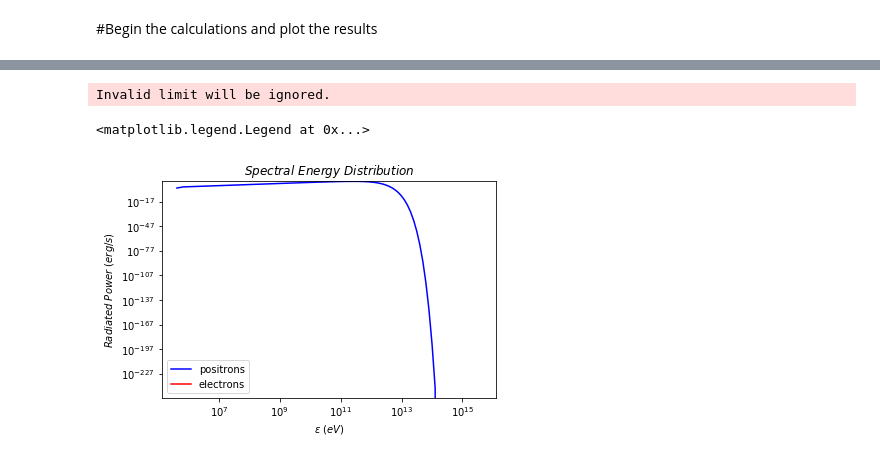
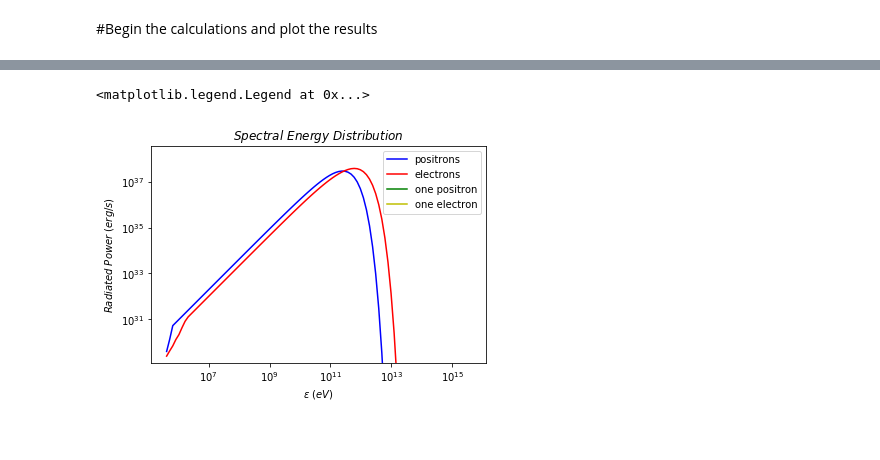
Before and after one commit to PetrosStefanou/ECS_Spectrum, a Jupyter notebook: ECS_spectrum.ipynb, the cells around one changed output, grey strips where cells are left out. Saved outputs shown, nothing was run; the diff lists cells and outputs as text; code cells hidden in the pictures.

Commit message:
change in calculation of particle number

```diff
--- a/ECS_spectrum.ipynb
+++ b/ECS_spectrum.ipynb
@@ -104,6 +109,6 @@ def B_z(X, k = k):
 # %%
 #radial electric field
-def E_r(X, k = k):
+def E_r(X, k = k, B_lc = B_lc):
 
     """
     input: X (radial distance), k (multiplicity)
@@ -113,7 +118,7 @@ def E_r(X, k = k):
                  as given in Contopoulos, Petri, Stefanou 2019
     """
 
-    E_r = -X*B_z(X, k = k)
+    E_r = -X*B_z(X)
 
     return E_r
 # %% [markdown]
@@ -302,11 +361,30 @@ def population_electron(X, k = k, P = Period):
+# %%
+#Define the absolute number of particles inside the interval x+dx
+
+def absolute_number_positron(X, k = k, P = Period, B = B_lc):
+
+    dx = 1/N_position
+
+    N_p = 2*np.pi*r_lc**2/e*(sigma_positron(X) + sigma_separatrix(X))*X*dx
+
+    return N_p
+
+def absolute_number_electron(X, k = k, P = Period, B = B_lc):
+
+    dx = 1/N_position
+
+    N_e = 2*np.pi*r_lc**2/(-e)*sigma_electron(X)*X*dx
+
+    return N_e
 # %%
 positron_number = np.ones(N_position)*un.dimensionless_unscaled
 electron_number = np.ones(N_position)*un.dimensionless_unscaled
 
 for i in range(N_position):
-    electron_number[i] = population_electron(X[i]).decompose()
+    electron_number[i] = absolute_number_electron(X[i]).decompose()
+    positron_number[i] = absolute_number_positron(X[i]).decompose()
     print(i)
-print(electron_number)
+    # print(electron_number)
 # %% [output]
 0
 1
@@ -328,7 +405,0 @@ print(electron_number)
-# %%
-test_sigma = np.zeros(N_position)*un.Fr/un.cm**2
-# test_sigma.unit.decompose(bases=un.cgs.bases)
-for i in range(N_position):
-    test_sigma[i] = sigma_electron(X[i])
-#     print('{:1.2E}'.format(test_sigma[i]))
-# sigma_electron(X[1]).to(un.Fr/un.cm**2)
@@ -406,38 +498,40 @@ power_electron = frequency*total_ppf_electron
 # %%
 # Spectrum plots
 
-
+# %matplotlib notebook
 
 fig, ax = plt.subplots()
 
 ax.plot(photon_energy, power_positron, label = 'positrons', c = 'b')
 ax.plot(photon_energy, power_electron, label = 'electrons', c = 'r')
+
+ax.plot(photon_energy, frequency*traj_ppf_positron, label = 'one positron', c = 'g')
+ax.plot(photon_energy, frequency*traj_ppf_electron, label = 'one electron', c = 'y')
 
 
 # ax.plot(photon_energy, frequency*traj_ppf_positron, label = 'trajectory', c = 'b')
 # for i in range(N_position):
 #     ax.plot(photon_energy, frequency*instant_ppf_positron[:,i], c = 'r')
 
 ax.set_xscale('log')
 ax.set_yscale('log')
 
 #adjust limits depending on the data values
 ax.set_ylim(bottom = 0.5*min(power_positron[0].value, power_electron[0].value),
             top = 10*max(max(power_positron.value), max(power_electron.value)))
 
 #set axis labels and title
 ax.set_xlabel('$\epsilon \ (eV)$')
 ax.set_ylabel('$Radiated \ Power \ (erg/s)$')
 ax.set_title('$Spectral \ Energy \ Distribution$')
 
 #set legend
 ax.legend()
 
 # plt.savefig('images/Spectrum.png')
 # %% [output]
-Invalid limit will be ignored.
+<matplotlib.legend.Legend at 0x...>
-<matplotlib.legend.Legend at 0x...>
-[figure, old version]
+[figure, new version]
 # %%
 acc_power_positron = e*r_lc/(m_e*c**2*sina(X))*(E_r(X)*sina(X) - (2*e*gamma_positron**4)/(3*R_curv(X)**2))
 acc_power_electron = e*r_lc/(m_e*c**2*sina(X))*(E_r(X)*sina(X) - (2*e*gamma_electron**4)/(3*R_curv(X)**2))
```
Also changed, not shown: parts of 17 cells of this notebook, 1 other file.
